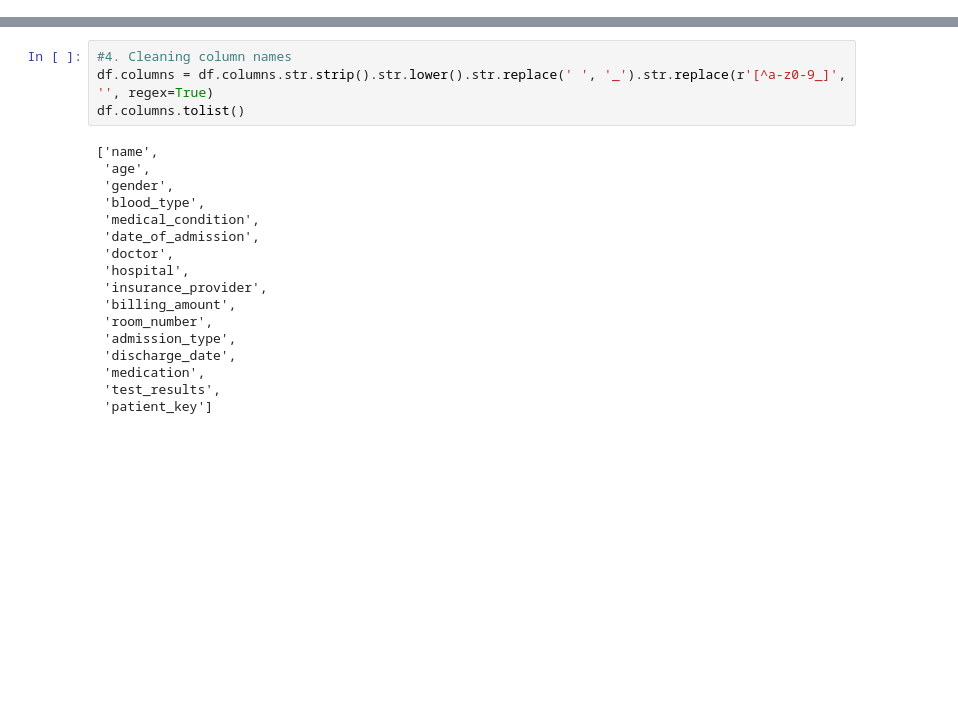
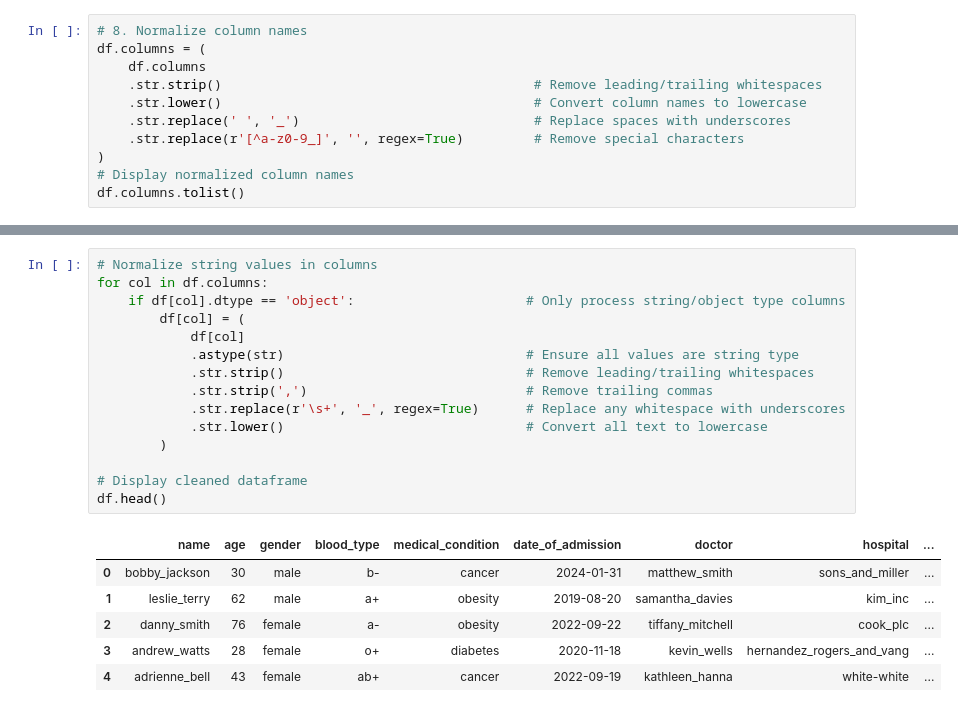
Before and after one commit to alexqtn/projet_5, a Jupyter notebook: scripts/data_processing.ipynb, the cells around one changed output, grey strips where cells are left out. Drawn from its saved outputs; the diff is of its cells as text; blank space fills up the shorter version.

```diff
--- a/scripts/data_processing.ipynb
+++ b/scripts/data_processing.ipynb
@@ -59,3 +59,14 @@ memory usage: 6.7+ MB
 | 50% | NaN | 52.000000 | NaN | NaN | NaN | NaN | NaN | NaN | ... |
 | 75% | NaN | 68.000000 | NaN | NaN | NaN | NaN | NaN | NaN | ... |
 | max | NaN | 89.000000 | NaN | NaN | NaN | NaN | NaN | NaN | ... |
+# %%
+# 8. Normalize column names
+df.columns = (
+    df.columns
+    .str.strip()                                        # Remove leading/trailing whitespaces
+    .str.lower()                                        # Convert column names to lowercase
+    .str.replace(' ', '_')                              # Replace spaces with underscores
+    .str.replace(r'[^a-z0-9_]', '', regex=True)         # Remove special characters
+)
+# Display normalized column names
+df.columns.tolist()
@@ -62,21 +89,22 @@ memory usage: 6.7+ MB
 # %%
-#4. Cleaning column names
-df.columns = df.columns.str.strip().str.lower().str.replace(' ', '_').str.replace(r'[^a-z0-9_]', '', regex=True)
-df.columns.tolist()
+# Normalize string values in columns
+for col in df.columns:
+    if df[col].dtype == 'object':                      # Only process string/object type columns
+        df[col] = (
+            df[col]
+            .astype(str)                               # Ensure all values are string type
+            .str.strip()                               # Remove leading/trailing whitespaces
+            .str.strip(',')                            # Remove trailing commas
+            .str.replace(r'\s+', '_', regex=True)      # Replace any whitespace with underscores
+            .str.lower()                               # Convert all text to lowercase
+        )
+
+# Display cleaned dataframe
+df.head()
 # %% [output]
-['name',
- 'age',
- 'gender',
- 'blood_type',
- 'medical_condition',
- 'date_of_admission',
- 'doctor',
- 'hospital',
- 'insurance_provider',
- 'billing_amount',
- 'room_number',
- 'admission_type',
- 'discharge_date',
- 'medication',
- 'test_results',
- 'patient_key']
+|  | name | age | gender | blood_type | medical_condition | date_of_admission | doctor | hospital | ... |
+| 0 | bobby_jackson | 30 | male | b- | cancer | 2024-01-31 | matthew_smith | sons_and_miller | ... |
+| 1 | leslie_terry | 62 | male | a+ | obesity | 2019-08-20 | samantha_davies | kim_inc | ... |
+| 2 | danny_smith | 76 | female | a- | obesity | 2022-09-22 | tiffany_mitchell | cook_plc | ... |
+| 3 | andrew_watts | 28 | female | o+ | diabetes | 2020-11-18 | kevin_wells | hernandez_rogers_and_vang | ... |
+| 4 | adrienne_bell | 43 | female | ab+ | cancer | 2022-09-19 | kathleen_hanna | white-white | ... |
```
Also changed, not shown: parts of 12 cells of this notebook, 6 other files.
